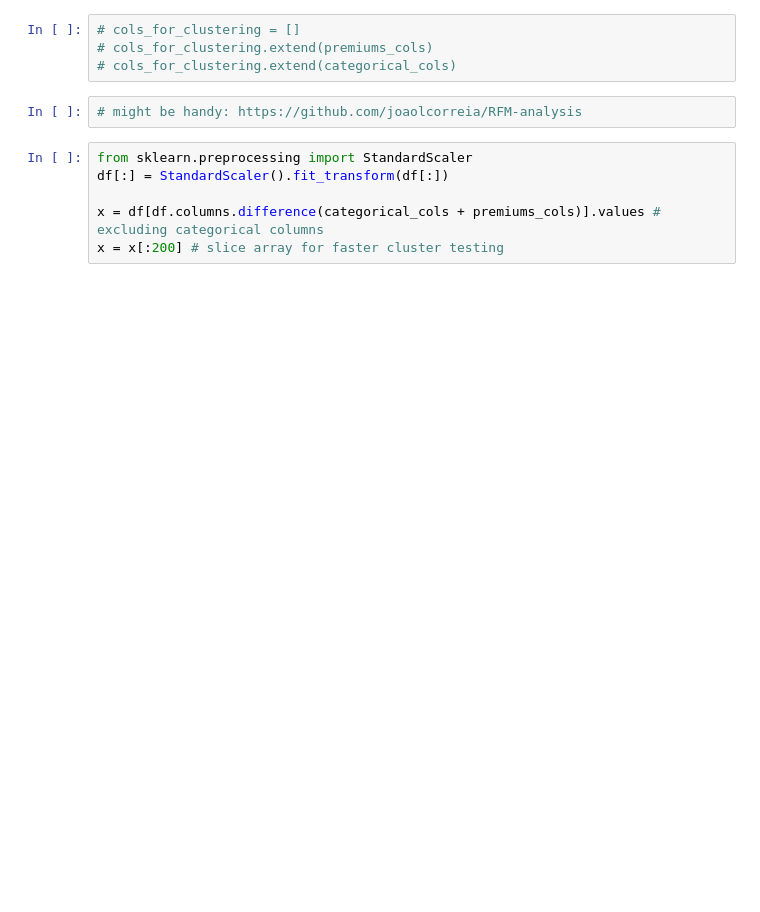
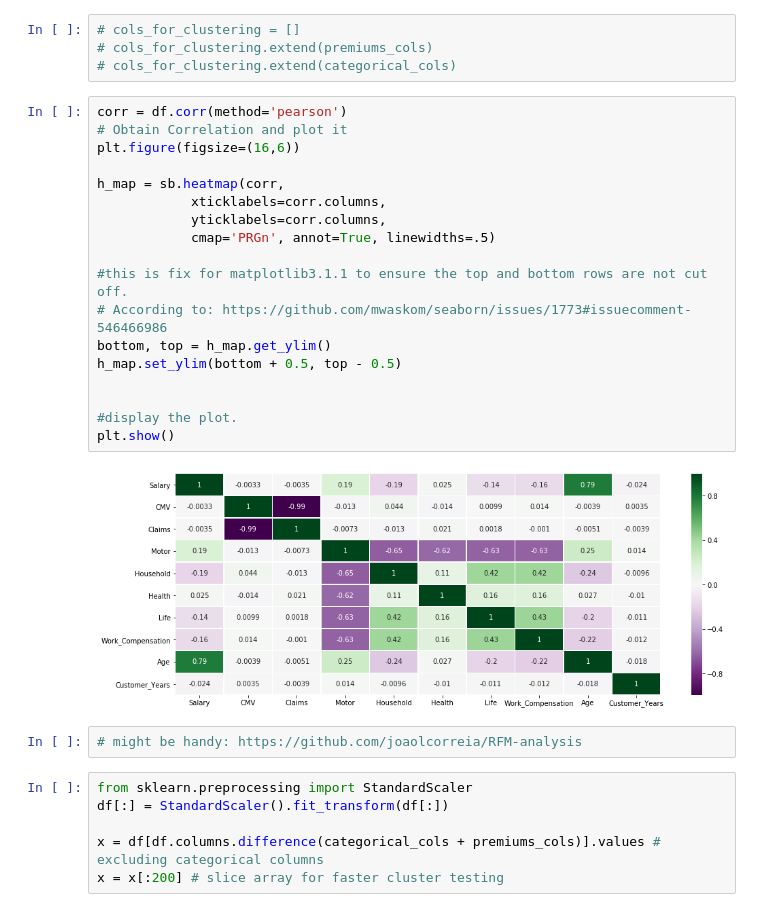
Before and after one commit to pedromlsreis/paranormal_distributions, a Jupyter notebook: explore_nb.ipynb, the cells around one changed output. Drawn from its saved outputs; the diff is of its cells as text; blank space fills up the shorter version.

```diff
--- a/explore_nb.ipynb
+++ b/explore_nb.ipynb
@@ -61,6 +88,26 @@ categorical_cols = ["Area", "Education", "Children"]
 # cols_for_clustering = []
 # cols_for_clustering.extend(premiums_cols)
 # cols_for_clustering.extend(categorical_cols)
+# %%
+corr = df.corr(method='pearson')
+# Obtain Correlation and plot it
+plt.figure(figsize=(16,6))
+
+h_map = sb.heatmap(corr,
+            xticklabels=corr.columns,
+            yticklabels=corr.columns,
+            cmap='PRGn', annot=True, linewidths=.5)
+
+#this is fix for matplotlib3.1.1 to ensure the top and bottom rows are not cut off.
+# According to: https://github.com/mwaskom/seaborn/issues/1773#issuecomment-546466986
+bottom, top = h_map.get_ylim()
+h_map.set_ylim(bottom + 0.5, top - 0.5)
+
+
+#display the plot.
+plt.show()
+# %% [output]
+[figure, added]
 # %%
 # might be handy: https://github.com/joaolcorreia/RFM-analysis
 # %%
```
Also changed, not shown: parts of 15 cells of this notebook, 1 other file.
